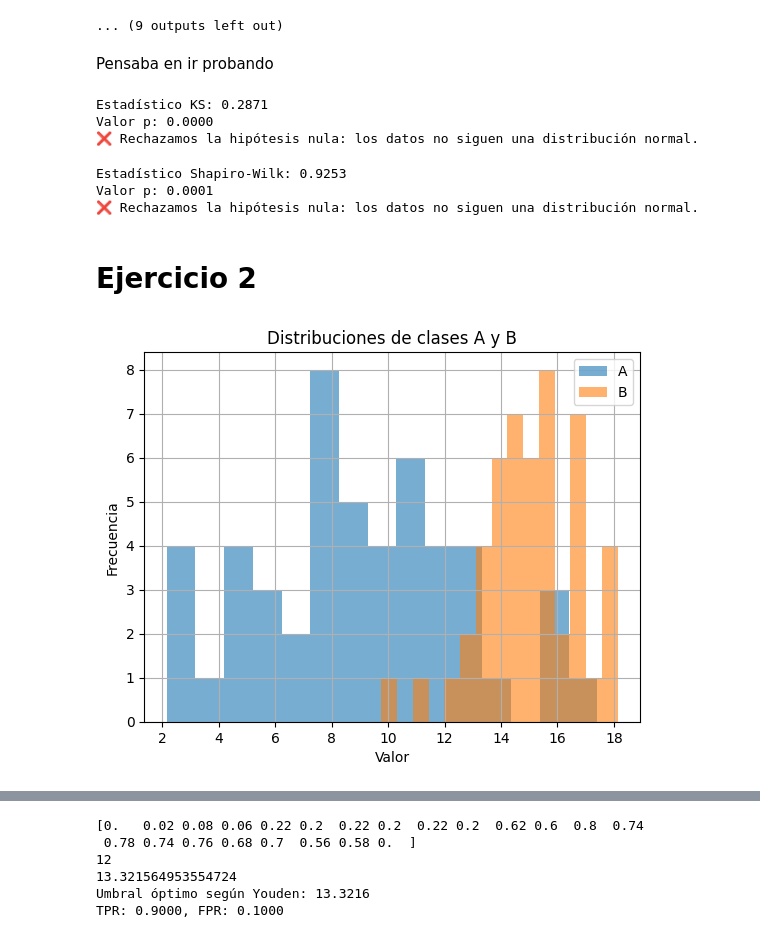
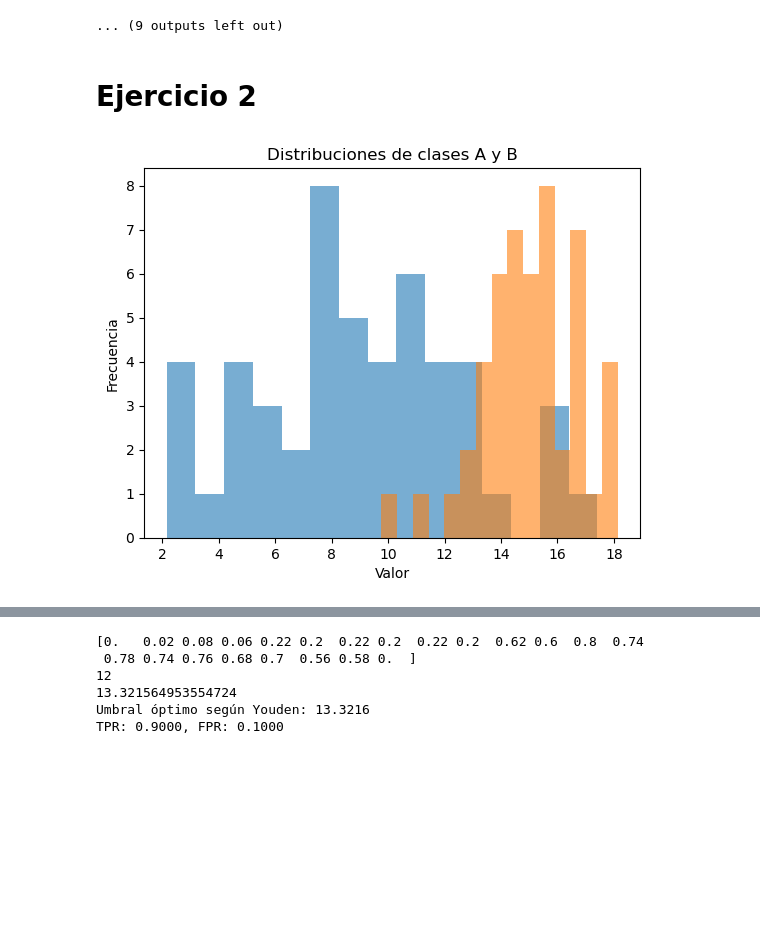
Before and after one commit to paezagustin/ML_2025, a Jupyter notebook: Ejercicios_clase_2.ipynb, the cells around one changed output, grey strips where cells are left out. Saved outputs shown, nothing was run; the diff lists cells and outputs as text; code cells hidden in the pictures; blank space fills up the shorter version.

```diff
--- a/Ejercicios_clase_2.ipynb
+++ b/Ejercicios_clase_2.ipynb
@@ -228,94 +221,39 @@ for col in df_casos.columns:
 📊 Columna: sospechosos
 [figure]
 ... (9 outputs left out)
-# %% [markdown]
-Pensaba en ir probando
-# %%
-from scipy.stats import kstest, norm
-
-datos = df_casos['activos'].dropna()  # Asegúrate de quitar los NaN
-
-# Normalizar los datos (la prueba de KS necesita comparar con N(0,1))
-datos_normalizados = (datos - datos.mean()) / datos.std()
-
-# Prueba de Kolmogorov-Smirnov contra la normal estándar
-statistic, p_value = kstest(datos_normalizados, 'norm')
-
-# Mostrar resultados
-print(f'Estadístico KS: {statistic:.4f}')
-print(f'Valor p: {p_value:.4f}')
-
-# Interpretación
-alpha = 0.05
-if p_value < alpha:
-    print("❌ Rechazamos la hipótesis nula: los datos no siguen una distribución normal.")
-else:
-    print("✅ No se puede rechazar la hipótesis nula: los datos podrían ser normales.")
-# %% [output]
-Estadístico KS: 0.2871
-Valor p: 0.0000
-❌ Rechazamos la hipótesis nula: los datos no siguen una distribución normal.
-# %%
-from scipy.stats import shapiro
-
-# Usamos los mismos datos que antes
-df_casos = pd.read_csv(casos_ruta_archivo)
-datos = df_casos['recuperados'].dropna()
-
-# Prueba de Shapiro-Wilk
-statistic, p_value = shapiro(datos)
-
-# Resultados
-print(f'Estadístico Shapiro-Wilk: {statistic:.4f}')
-print(f'Valor p: {p_value:.4f}')
-
-# Interpretación
-if p_value < 0.05:
-    print("❌ Rechazamos la hipótesis nula: los datos no siguen una distribución normal.")
-else:
-    print("✅ No se puede rechazar la hipótesis nula: los datos podrían ser normales.")
-# %% [output]
-Estadístico Shapiro-Wilk: 0.9253
-Valor p: 0.0001
-❌ Rechazamos la hipótesis nula: los datos no siguen una distribución normal.
 # %% [markdown]
 # Ejercicio 2
 # %%
 import numpy as np
 import pandas as pd
 import matplotlib.pyplot as plt
 from sklearn.metrics import roc_curve, accuracy_score, precision_score, f1_score
 
-# 1. Generar los datos simulados
-np.random.seed(42)  # para reproducibilidad
 
-# Parámetros de las distribuciones
+np.random.seed(42)
+
 N = 50
 media_A, desvio_A = 10, 4
 media_B, desvio_B = 15, 2
 
-# Muestras gaussianas
+
 valores_A = np.random.normal(loc=media_A, scale=desvio_A, size=N)
 valores_B = np.random.normal(loc=media_B, scale=desvio_B, size=N)
 
-# 2. Armar el DataFrame con etiquetas
+
 df = pd.DataFrame({
     'Val.': np.concatenate([valores_A, valores_B]),
     'Etiq.': ['A'] * N + ['B'] * N
 })
 
-# Mapear etiquetas a 0 y 1 para análisis binario
 df['target'] = df['Etiq.'].map({'A': 0, 'B': 1})
 
-# 3. Visualización inicial (histograma)
 plt.hist(valores_A, bins=15, alpha=0.6, label='A')
 plt.hist(valores_B, bins=15, alpha=0.6, label='B')
 plt.title("Distribuciones de clases A y B")
 plt.xlabel("Valor")
 plt.ylabel("Frecuencia")
-plt.legend()
-plt.grid(True)
 plt.show()
 # %% [output]
-[figure, old version]
+[figure, new version]
 # %%
```
Also changed, not shown: parts of 15 cells of this notebook.
